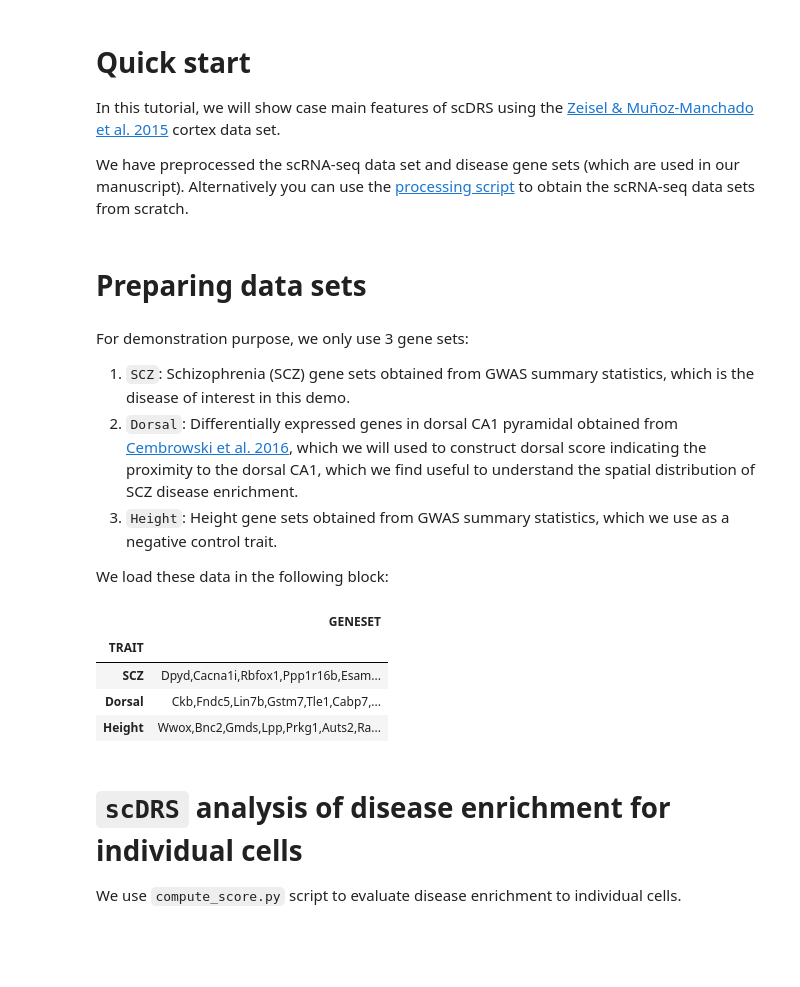
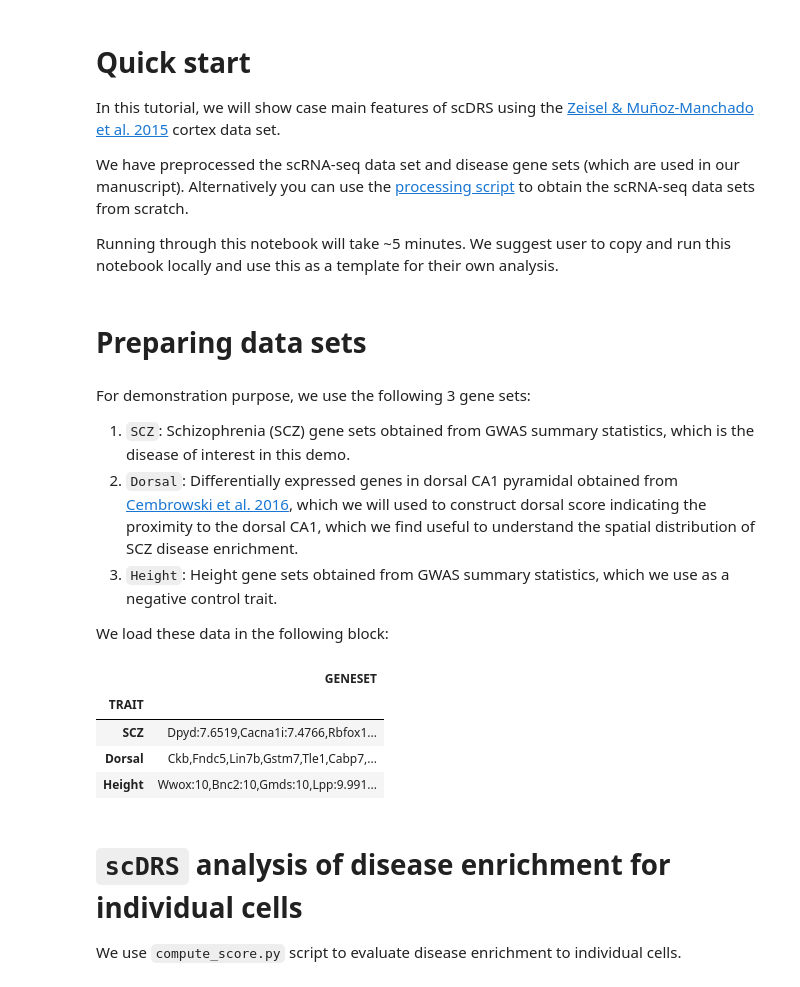
Before and after one commit to martinjzhang/scDRS, a Jupyter notebook: docs/notebooks/quickstart.ipynb, the cells around one changed output. Saved outputs shown, nothing was run; the diff lists cells and outputs as text; code cells hidden in the pictures; blank space fills up the shorter version.

```diff
--- a/docs/notebooks/quickstart.ipynb
+++ b/docs/notebooks/quickstart.ipynb
@@ -4,6 +4,8 @@
 In this tutorial, we will show case main features of scDRS using the [Zeisel & Muñoz-Manchado et al. 2015](http://linnarssonlab.org/cortex/) cortex data set.
 
 We have preprocessed the scRNA-seq data set and disease gene sets (which are used in our manuscript). Alternatively you can use the [processing script](process_zeisel2015.py) to obtain the scRNA-seq data sets from scratch.
+
+Running through this notebook will take ~5 minutes. We suggest user to copy and run this notebook locally and use this as a template for their own analysis.
 # %% [markdown]
 # Preparing data sets
 # %%
@@ -33,7 +33,7 @@ import warnings
 
 warnings.filterwarnings("ignore")
 # %% [markdown]
-For demonstration purpose, we only use 3 gene sets:
+For demonstration purpose, we use the following 3 gene sets:
 
 1. `SCZ`: Schizophrenia (SCZ) gene sets obtained from GWAS summary statistics, which is the disease of interest in this demo.
 2. `Dorsal`: Differentially expressed genes in dorsal CA1 pyramidal obtained from [Cembrowski et al. 2016](https://www.sciencedirect.com/science/article/pii/S0896627315010867), which we will used to construct dorsal score indicating the proximity to the dorsal CA1, which we find useful to understand the spatial distribution of SCZ disease enrichment.
@@ -43,33 +43,33 @@ We load these data in the following block:
 # %%
 # load adata
 adata = sc.read_h5ad("data/expr.h5ad")
 
 # subset gene sets
 df_gs = pd.read_csv("data/geneset.gs", sep="\t", index_col=0)
 
 df_gs = df_gs.loc[
     [
         "PASS_Schizophrenia_Pardinas2018",
         "spatial_dorsal",
         "UKB_460K.body_HEIGHTz",
     ],
     :,
 ].rename(
     {
         "PASS_Schizophrenia_Pardinas2018": "SCZ",
         "spatial_dorsal": "Dorsal",
         "UKB_460K.body_HEIGHTz": "Height",
     }
 )
 display(df_gs)
 
-df_gs.to_csv("data/geneset.gs", sep="\t")
+df_gs.to_csv("data/processed_geneset.gs", sep="\t")
 # %% [output]
 |  | GENESET |
 | TRAIT |  |
-| SCZ | Dpyd,Cacna1i,Rbfox1,Ppp1r16b,Esam... |
+| SCZ | Dpyd:7.6519,Cacna1i:7.4766,Rbfox1... |
 | Dorsal | Ckb,Fndc5,Lin7b,Gstm7,Tle1,Cabp7,... |
-| Height | Wwox,Bnc2,Gmds,Lpp,Prkg1,Auts2,Ra... |
+| Height | Wwox:10,Bnc2:10,Gmds:10,Lpp:9.991... |
 # %% [markdown]
 # `scDRS` analysis of disease enrichment for individual cells
 
```
Also changed, not shown: parts of 12 cells of this notebook, 1 other file.
